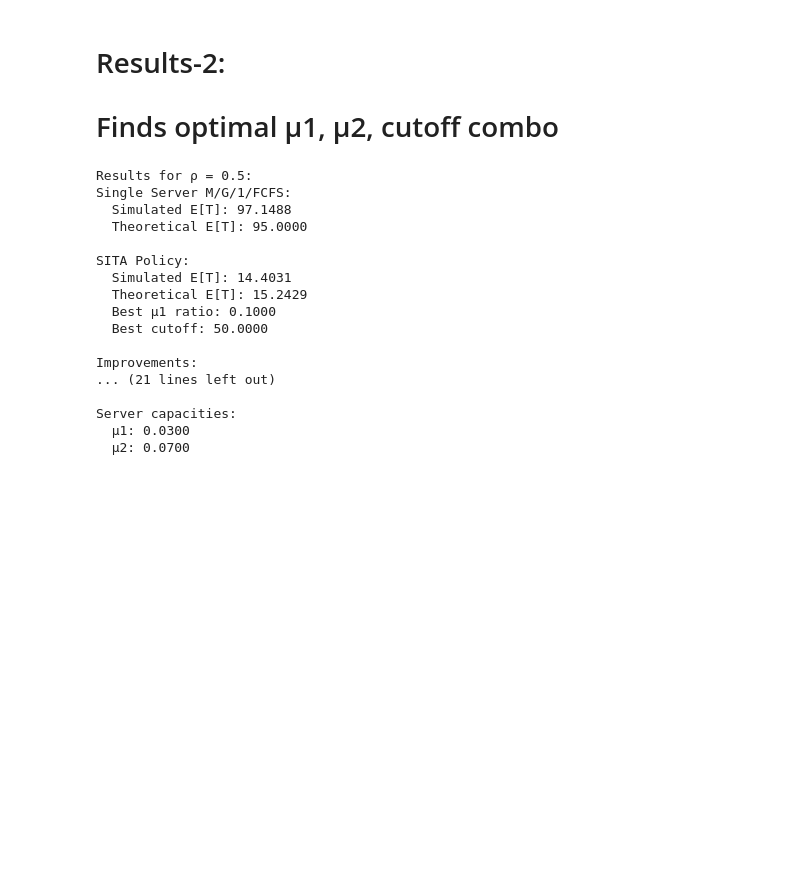
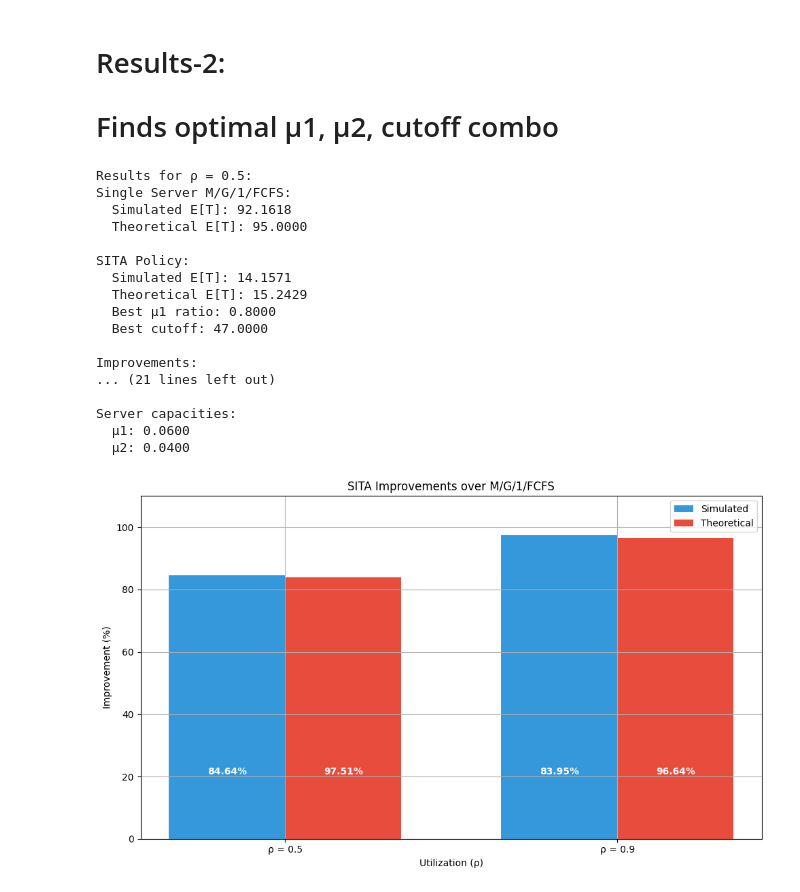
Before and after one commit to christofilojohn/LargeAndSocialNetworks, a Jupyter notebook: LSN_project/final.ipynb, the cells around one changed output. Cells and saved outputs as stored; diff of their text form; code cells hidden in the pictures; blank space fills up the shorter version.

```diff
--- a/LSN_project/final.ipynb
+++ b/LSN_project/final.ipynb
@@ -254,6 +254,28 @@ def plot_theoretical_performance(simulator: QueueSimulator) -> None:
                      'Arrival Rate (λ)',
                      'Expected Response Time E[T]',
                      second_axis=True)
+
+def plot_improvements(rho_values, simulated_improvements, theoretical_improvements):
+    ax, _ = setup_plot('SITA Improvements over M/G/1/FCFS', 'Utilization (ρ)', 'Improvement (%)', figsize=(10, 6))
+
+    x = np.arange(len(rho_values))
+    width = 0.35
+
+    ax.bar(x - width/2, simulated_improvements, width, label='Simulated', color='#3498db')
+    ax.bar(x + width/2, theoretical_improvements, width, label='Theoretical', color='#e74c3c')
+
+    ax.set_xticks(x)
+    ax.set_xticklabels([f'ρ = {rho}' for rho in rho_values])
+    ax.legend()
+    ax.set_ylim(0, 110)
+
+    label_height = 20
+    for i, v in enumerate(simulated_improvements + theoretical_improvements):
+        ax.text(i // 2 + (i % 2 - 0.5) * width, label_height, f'{v:.2f}%',
+                ha='center', va='bottom', color='white', fontweight='bold')
+
+    plt.tight_layout()
+    plt.show()
 # %% [markdown]
 # Run simulation, Prepare plot data:
 # %%
@@ -330,6 +352,9 @@ plot_heatmap(heatmap_data)
 # Finds optimal μ1, μ2, cutoff combo
 # %%
 # Test for ρ = 0.5 and ρ = 0.9
+simulated_improvements = []
+theoretical_improvements = []
+rho_values = []
 for test_rho in [0.5, 0.9]:
     print(f"\nResults for ρ = {test_rho}:")
 
@@ -361,21 +386,29 @@ for test_rho in [0.5, 0.9]:
     print("\nServer capacities:")
     print(f"  μ1: {best_mu1:.4f}")
     print(f"  μ2: {0.1-best_mu1:.4f}")
+
+    simulated_improvements.append(simulated_improvement)
+    theoretical_improvements.append(theoretical_improvement)
+    rho_values.append(test_rho)
 # %% [output]
 Results for ρ = 0.5:
 Single Server M/G/1/FCFS:
-  Simulated E[T]: 97.1488
+  Simulated E[T]: 92.1618
   Theoretical E[T]: 95.0000
 
 SITA Policy:
-  Simulated E[T]: 14.4031
+  Simulated E[T]: 14.1571
   Theoretical E[T]: 15.2429
-  Best μ1 ratio: 0.1000
-  Best cutoff: 50.0000
+  Best μ1 ratio: 0.8000
+  Best cutoff: 47.0000
 
 Improvements:
 ... (21 lines left out)
 
 Server capacities:
-  μ1: 0.0300
-  μ2: 0.0700
+  μ1: 0.0600
+  μ2: 0.0400
+# %%
+plot_improvements(rho_values, simulated_improvements, theoretical_improvements)
+# %% [output]
+[figure, added]
```
Also changed, not shown: parts of 4 cells of this notebook.
